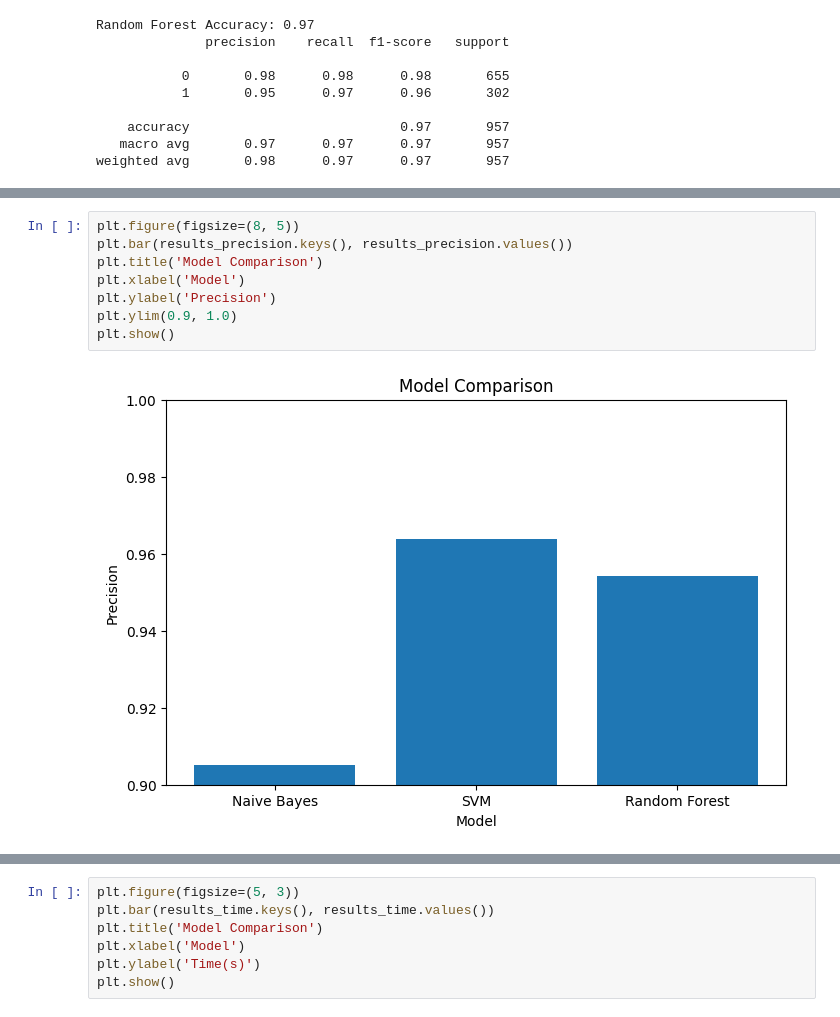
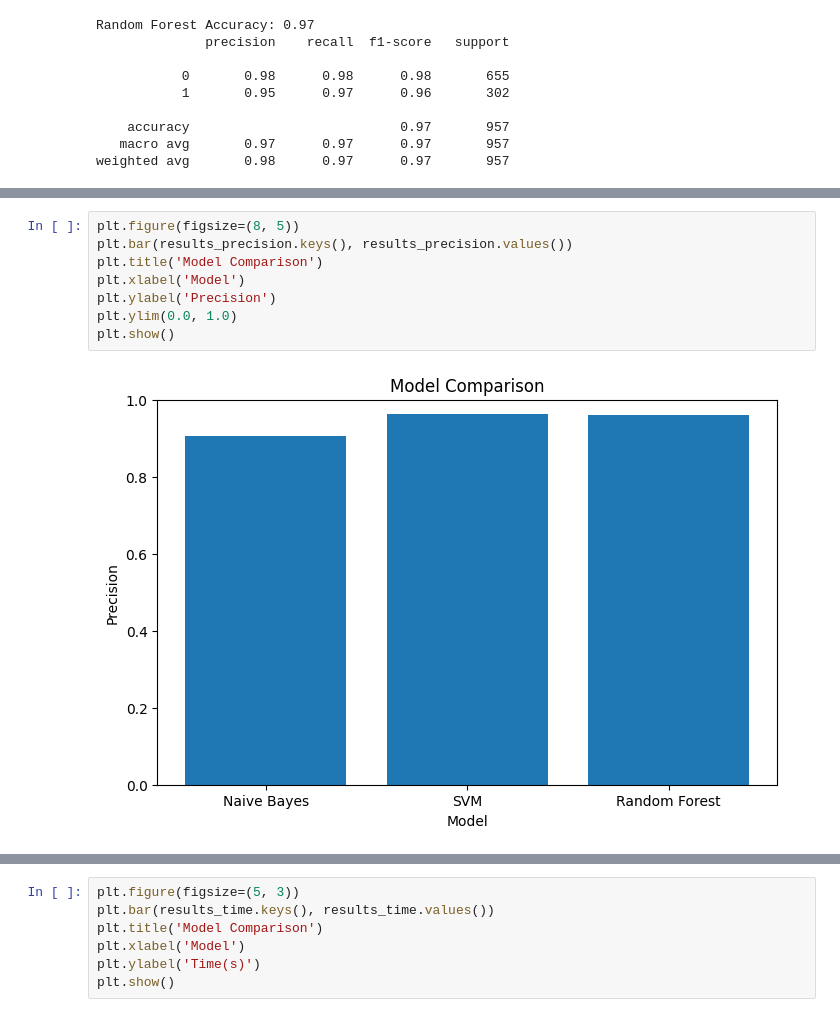
Before and after one commit to Tada-124880/CP_project, a Jupyter notebook: spamemail.ipynb, the cells around one changed output, grey strips where cells are left out. Drawn from its saved outputs; the diff is of its cells as text.

```diff
--- a/spamemail.ipynb
+++ b/spamemail.ipynb
@@ -472,13 +472,13 @@ plt.show()
 # %%
 plt.figure(figsize=(8, 5))
 plt.bar(results_precision.keys(), results_precision.values())
 plt.title('Model Comparison')
 plt.xlabel('Model')
 plt.ylabel('Precision')
-plt.ylim(0.9, 1.0)
+plt.ylim(0.0, 1.0)
 plt.show()
 # %% [output]
-[figure, old version]
+[figure, new version]
 # %%
 plt.figure(figsize=(8, 5))
 plt.bar(results_recall.keys(), results_recall.values())
```
Also changed, not shown: parts of 7 cells of this notebook.
